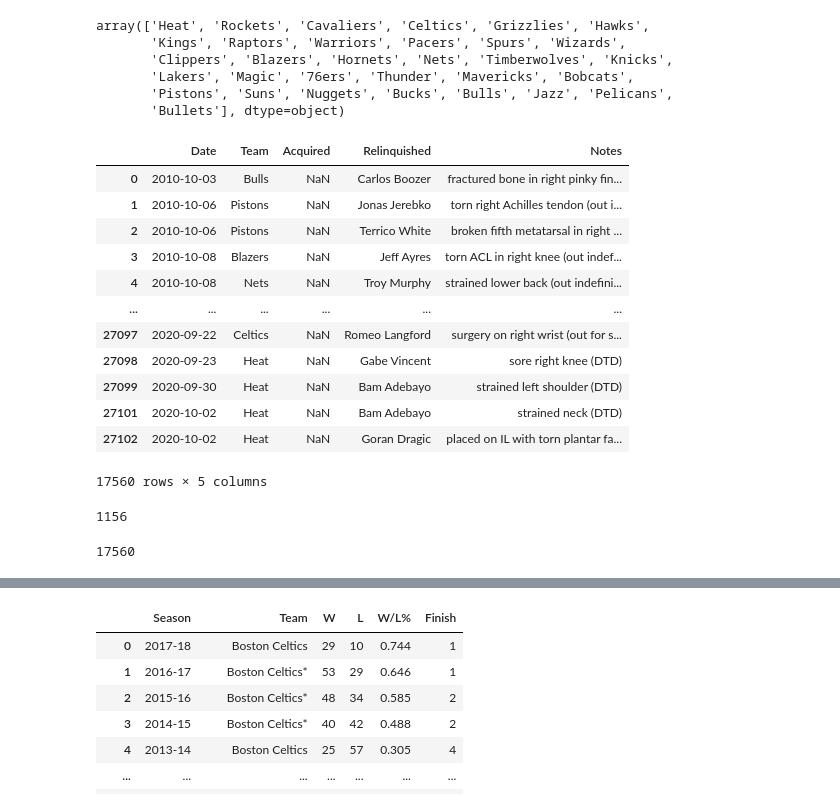
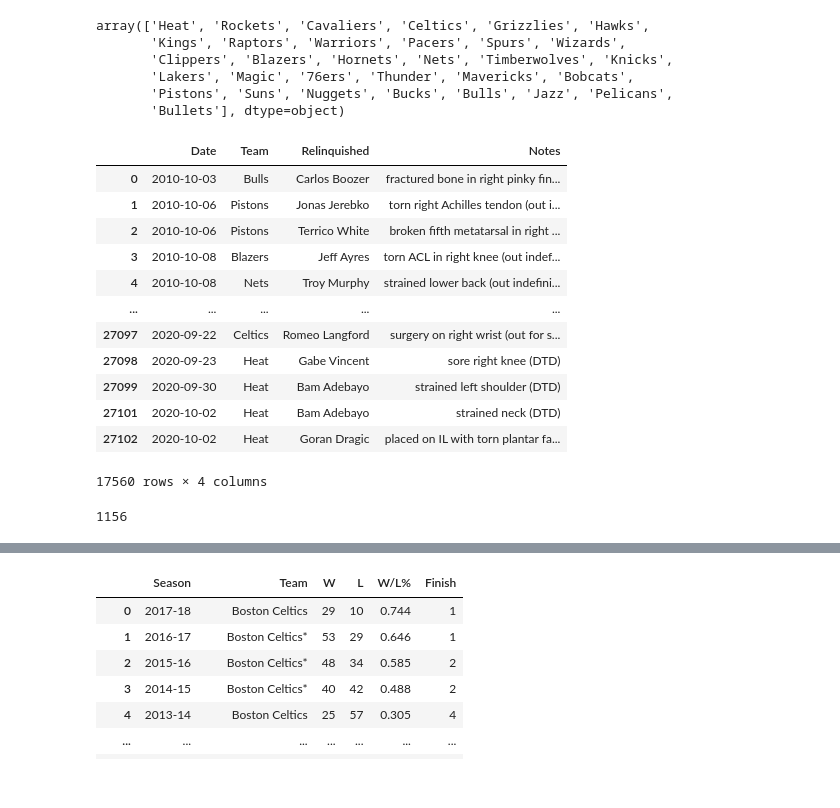
Before and after one commit to paulhji/team_gaap_project1, a Jupyter notebook: NBA Injuries.ipynb, the cells around one changed output, grey strips where cells are left out. Saved outputs shown, nothing was run; the diff lists cells and outputs as text; code cells hidden in the pictures.

```diff
--- a/NBA Injuries.ipynb
+++ b/NBA Injuries.ipynb
@@ -34,7 +34,7 @@ injuries_2010_2020.head()
 # %%
 ##Clean up injuries data
 # %%
-#drop null values for acquired
-acquired_df=injuries_2010_2020.dropna(subset=["Acquired"])
-acquired_df
+#drop the acquired column
+new_injuries_df=injuries_2010_2020.loc[:,["Date","Team","Relinquished","Notes"]]
+new_injuries_df
 # %% [output]
@@ -73,21 +68,21 @@ array(['Heat', 'Rockets', 'Cavaliers', 'Celtics', 'Grizzlies', 'Hawks',
        'Bullets'], dtype=object)
 # %%
 #drop null values for relinquished
-relinquished_df=injuries_2010_2020.dropna(subset=["Relinquished"])
-relinquished_df
+cleaned_injuries_df=new_injuries_df.dropna(subset=["Relinquished"])
+cleaned_injuries_df
 # %% [output]
-|  | Date | Team | Acquired | Relinquished | Notes |
-| 0 | 2010-10-03 | Bulls | NaN | Carlos Boozer | fractured bone in right pinky fin... |
-| 1 | 2010-10-06 | Pistons | NaN | Jonas Jerebko | torn right Achilles tendon (out i... |
-| 2 | 2010-10-06 | Pistons | NaN | Terrico White | broken fifth metatarsal in right ... |
-| 3 | 2010-10-08 | Blazers | NaN | Jeff Ayres | torn ACL in right knee (out indef... |
-| 4 | 2010-10-08 | Nets | NaN | Troy Murphy | strained lower back (out indefini... |
-| ... | ... | ... | ... | ... | ... |
-| 27097 | 2020-09-22 | Celtics | NaN | Romeo Langford | surgery on right wrist (out for s... |
-| 27098 | 2020-09-23 | Heat | NaN | Gabe Vincent | sore right knee (DTD) |
-| 27099 | 2020-09-30 | Heat | NaN | Bam Adebayo | strained left shoulder (DTD) |
-| 27101 | 2020-10-02 | Heat | NaN | Bam Adebayo | strained neck (DTD) |
-| 27102 | 2020-10-02 | Heat | NaN | Goran Dragic | placed on IL with torn plantar fa... |
+|  | Date | Team | Relinquished | Notes |
+| 0 | 2010-10-03 | Bulls | Carlos Boozer | fractured bone in right pinky fin... |
+| 1 | 2010-10-06 | Pistons | Jonas Jerebko | torn right Achilles tendon (out i... |
+| 2 | 2010-10-06 | Pistons | Terrico White | broken fifth metatarsal in right ... |
+| 3 | 2010-10-08 | Blazers | Jeff Ayres | torn ACL in right knee (out indef... |
+| 4 | 2010-10-08 | Nets | Troy Murphy | strained lower back (out indefini... |
+| ... | ... | ... | ... | ... |
+| 27097 | 2020-09-22 | Celtics | Romeo Langford | surgery on right wrist (out for s... |
+| 27098 | 2020-09-23 | Heat | Gabe Vincent | sore right knee (DTD) |
+| 27099 | 2020-09-30 | Heat | Bam Adebayo | strained left shoulder (DTD) |
+| 27101 | 2020-10-02 | Heat | Bam Adebayo | strained neck (DTD) |
+| 27102 | 2020-10-02 | Heat | Goran Dragic | placed on IL with torn plantar fa... |
-17560 rows × 5 columns
+17560 rows × 4 columns
 # %%
 #get unique number of players missing a game or placed on inactive list
@@ -95,7 +90,2 @@ relinquished_df["Relinquished"].nunique()
 # %% [output]
 1156
-# %%
-# get total number of relinquished dates
-relinquished_df["Relinquished"].count()
-# %% [output]
-17560
```
Also changed, not shown: parts of 10 cells of this notebook.
